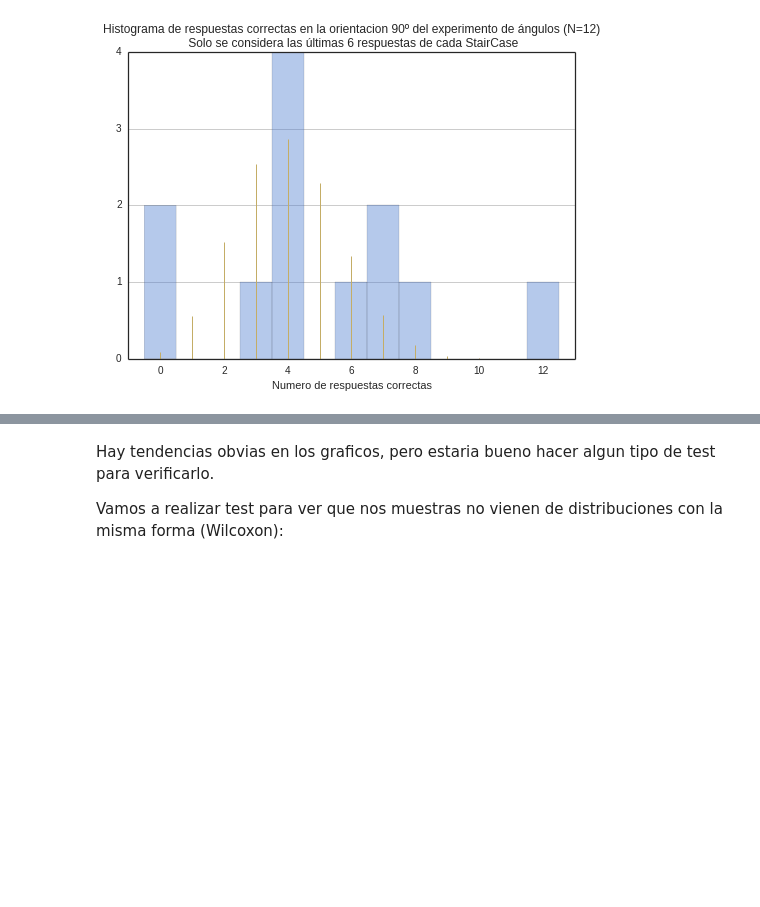
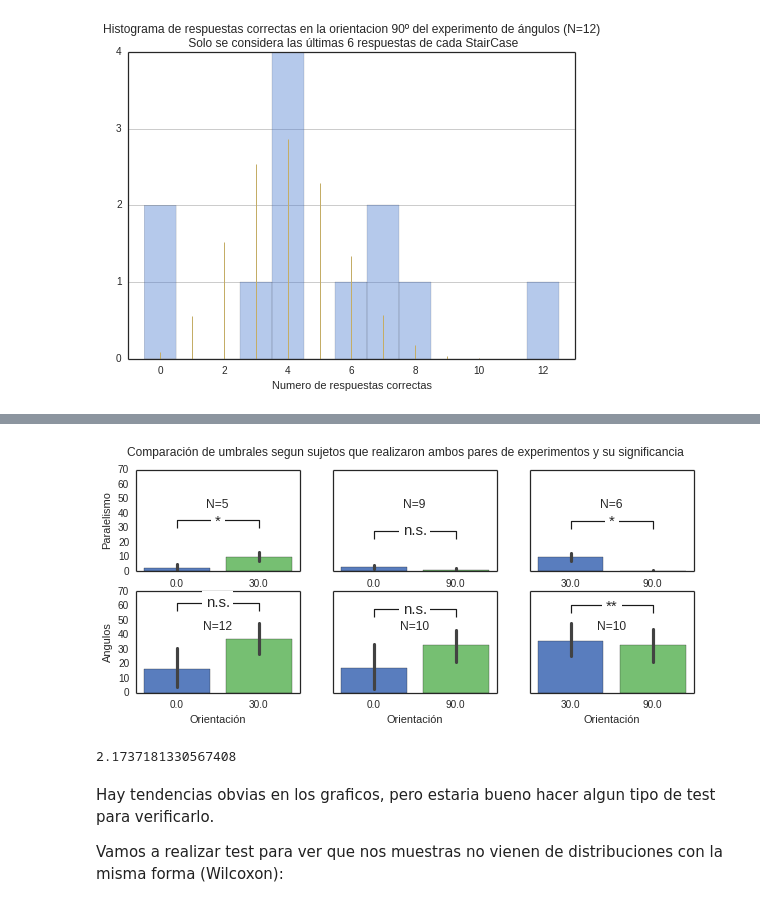
Before and after one commit to IoniUTDT/IPyVisound, a Jupyter notebook: ProcesamientoPostDependenciaAngulo/Analisis Experimento 1 Mejorado.ipynb, the cells around one changed output, grey strips where cells are left out. Cells and saved outputs as stored; diff of their text form; code cells hidden in the pictures; blank space fills up the shorter version.

Commit message:
Creo que termine con la parte del experimento 1 salvo un error bizarro que no se de donde sale!

```diff
--- a/ProcesamientoPostDependenciaAngulo/Analisis Experimento 1 Mejorado.ipynb
+++ b/ProcesamientoPostDependenciaAngulo/Analisis Experimento 1 Mejorado.ipynb
@@ -294,0 +498,74 @@ pepe.head()
+# %%
+import scipy.stats
+comparaciones = [[0,30,'UmbralParalelismoPiloto'],[0,90,'UmbralParalelismoPiloto'],[90,30,'UmbralParalelismoPiloto'],
+                [0,30,'UmbralAngulosPiloto'],[0,90,'UmbralAngulosPiloto'],[90,30,'UmbralAngulosPiloto']]
+
+for i, comparacion in enumerate (comparaciones):
+    # print (DataLindaUmbrales[(DataLindaUmbrales['expName']==comparacion[2]) & DataLindaUmbrales['referencia'].isin(comparacion[0:2])].head(6))
+    UsuariosIndex = DataLindaUmbrales[(DataLindaUmbrales['expName']==comparacion[2]) & DataLindaUmbrales['referencia'].isin(comparacion[0:2])].groupby('userId')['significativo'].apply(sum).index
+    UsuariosSum = DataLindaUmbrales[(DataLindaUmbrales['expName']==comparacion[2]) & DataLindaUmbrales['referencia'].isin(comparacion[0:2])].groupby('userId')['significativo'].apply(sum)
+    Usuarios = [UsuariosIndex[i] for i, suma in enumerate(UsuariosSum) if suma==2]
+    comparaciones[i] = comparaciones[i] + [Usuarios]
+    # analizamos un ttest relacionado
+    serie1 = []
+    serie2 = []
+    for sujeto in Usuarios:
+        Data = DataLindaUmbrales[(DataLindaUmbrales['userId']==sujeto) & (DataLindaUmbrales['referencia']==comparacion[0]) & (DataLindaUmbrales['expName']==exp)]['umbralPromedio'].iloc[0]
+        serie1 = serie1 + [Data]
+        Data = DataLindaUmbrales[(DataLindaUmbrales['userId']==sujeto) & (DataLindaUmbrales['referencia']==comparacion[1]) & (DataLindaUmbrales['expName']==exp)]['umbralPromedio'].iloc[0]
+        serie2 = serie2 + [Data]
+
+    print ('Experimento: '+comparacion[2]+' orientaciones: '+str(comparacion[0])+' y '+str(comparacion[1]))
+    print (scipy.stats.ttest_rel(serie1,serie2))
+    t, p = scipy.stats.ttest_rel(serie1,serie2)
+    comparaciones[i] = comparaciones[i] + [p]
+
+
+# Agregamos indicador significancia
+from matplotlib.markers import TICKDOWN
+
+def significance_bar(ax,height,displaystring,start=0,end=1,linewidth = 1.2,markersize = 8,boxpad  =0.3,fontsize = 15,color = 'k'):
+    # draw a line with downticks at the ends
+    ax.plot([start,end],[height]*2,'-',color = color,lw=linewidth,marker = TICKDOWN,markeredgewidth=linewidth,markersize = markersize)
+    # draw the text with a bounding box covering up the line
+    ax.text(0.5*(start+end),height,displaystring,ha = 'center',va='center',bbox=dict(facecolor='1.', edgecolor='none',boxstyle='Square,pad='+str(boxpad)),size = fontsize)
+
+
+# Hacemos un bar plot
+fig, ax = plt.subplots(2, 3, sharey=True, figsize=(10,4))
+
+for i, comparacion in enumerate (comparaciones):
+    axes = ax[i//3,i%3]
+    data = DataLindaUmbrales[(DataLindaUmbrales['userId'].isin(comparacion[3])) & (DataLindaUmbrales['expName']==comparacion[2]) & (DataLindaUmbrales['referencia'].isin([comparacion[0],comparacion[1]]))]
+    sns.barplot(x="referencia", y="umbralPromedio", data=data, ax=axes)
+    # Agregamos los numeros
+    axes.text(0.5,44,'N='+str(len(data)//2), ha='center')
+    axes.set_xlabel('')
+    axes.set_ylabel('')
+
+    # Agregamos las cosas de significancia
+    p = comparacion[4]
+    if p>=0.05:
+        displaystring = r'n.s.'
+    elif p<0.0001:
+        displaystring = r'***'
+    elif p<0.001:
+        displaystring = r'**'
+    else:
+        displaystring = r'*'
+
+    offset = 25
+    height = offset +  max(data[data['referencia']==comparacion[0]]['umbralPromedio'].mean(),data[data['referencia']==comparacion[1]]['umbralPromedio'].mean())
+    significance_bar(axes,height,displaystring)
+
+
+
+for axes in ax[1]:
+    axes.set_xlabel('Orientación')
+ax[0,0].set_ylabel('Paralelismo')
+ax[1,0].set_ylabel('Angulos')
+fig.suptitle('Comparación de umbrales segun sujetos que realizaron ambos pares de experimentos y su significancia')
+
+fig.savefig('./../Images/Exp1_ResultadosDetalle', bbox_inches='tight')
+fig.show()
+# %% [output]
@@ -295,3 +584,8 @@ pepe.head()
+[figure, added]
+# %%
+data[data['referencia']==comparacion[0]]['umbralPromedio'].mean()
+# %% [output]
+2.1737181330567408
 # %% [markdown]
 Hay tendencias obvias en los graficos, pero estaria bueno hacer algun tipo de test para verificarlo.
 
```
Also changed, not shown: parts of 9 cells of this notebook, 6 other files.
